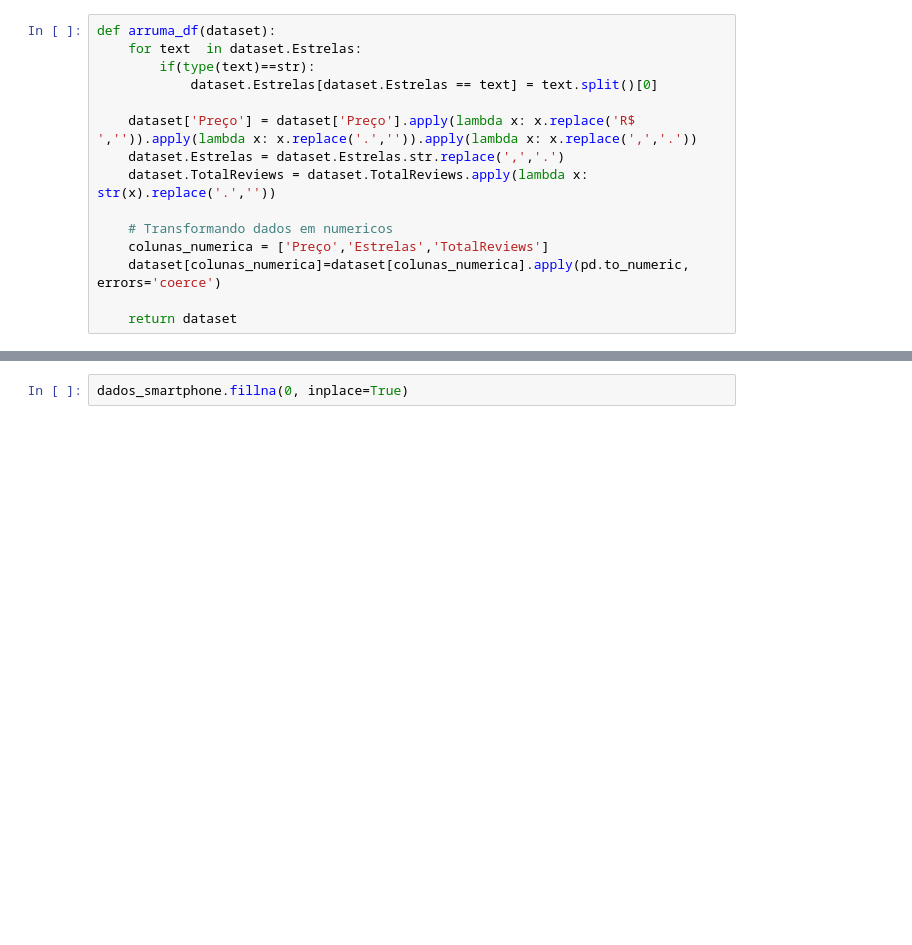
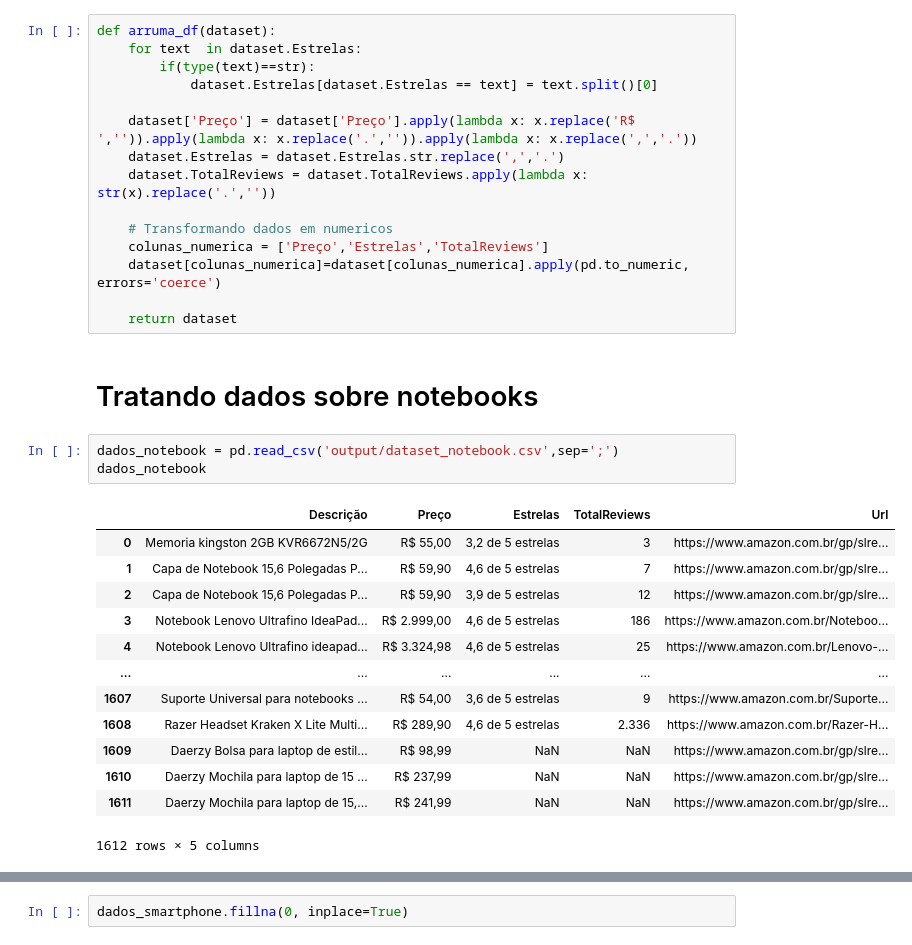
Before and after one commit to vitordutra/desafio-3-trilhas-webscraping, a Jupyter notebook: amazon/analise_dados_amazon.ipynb, the cells around one changed output, grey strips where cells are left out. Saved outputs shown, nothing was run; the diff lists cells and outputs as text; blank space fills up the shorter version.

```diff
--- a/amazon/analise_dados_amazon.ipynb
+++ b/amazon/analise_dados_amazon.ipynb
@@ -32,3 +17,22 @@ def arruma_df(dataset):
     dataset[colunas_numerica]=dataset[colunas_numerica].apply(pd.to_numeric, errors='coerce')
 
     return dataset
+# %% [markdown]
+# Tratando dados sobre notebooks
+# %%
+dados_notebook = pd.read_csv('output/dataset_notebook.csv',sep=';')
+dados_notebook
+# %% [output]
+|  | Descrição | Preço | Estrelas | TotalReviews | Url |
+| 0 | Memoria kingston 2GB KVR6672N5/2G | R$ 55,00 | 3,2 de 5 estrelas | 3 | https://www.amazon.com.br/gp/slre... |
+| 1 | Capa de Notebook 15,6 Polegadas P... | R$ 59,90 | 4,6 de 5 estrelas | 7 | https://www.amazon.com.br/gp/slre... |
+| 2 | Capa de Notebook 15,6 Polegadas P... | R$ 59,90 | 3,9 de 5 estrelas | 12 | https://www.amazon.com.br/gp/slre... |
+| 3 | Notebook Lenovo Ultrafino IdeaPad... | R$ 2.999,00 | 4,6 de 5 estrelas | 186 | https://www.amazon.com.br/Noteboo... |
+| 4 | Notebook Lenovo Ultrafino ideapad... | R$ 3.324,98 | 4,6 de 5 estrelas | 25 | https://www.amazon.com.br/Lenovo-... |
+| ... | ... | ... | ... | ... | ... |
+| 1607 | Suporte Universal para notebooks ... | R$ 54,00 | 3,6 de 5 estrelas | 9 | https://www.amazon.com.br/Suporte... |
+| 1608 | Razer Headset Kraken X Lite Multi... | R$ 289,90 | 4,6 de 5 estrelas | 2.336 | https://www.amazon.com.br/Razer-H... |
+| 1609 | Daerzy Bolsa para laptop de estil... | R$ 98,99 | NaN | NaN | https://www.amazon.com.br/gp/slre... |
+| 1610 | Daerzy Mochila para laptop de 15 ... | R$ 237,99 | NaN | NaN | https://www.amazon.com.br/gp/slre... |
+| 1611 | Daerzy Mochila para laptop de 15,... | R$ 241,99 | NaN | NaN | https://www.amazon.com.br/gp/slre... |
+1612 rows × 5 columns
```
Also changed, not shown: parts of 15 cells of this notebook, 5 other files.
